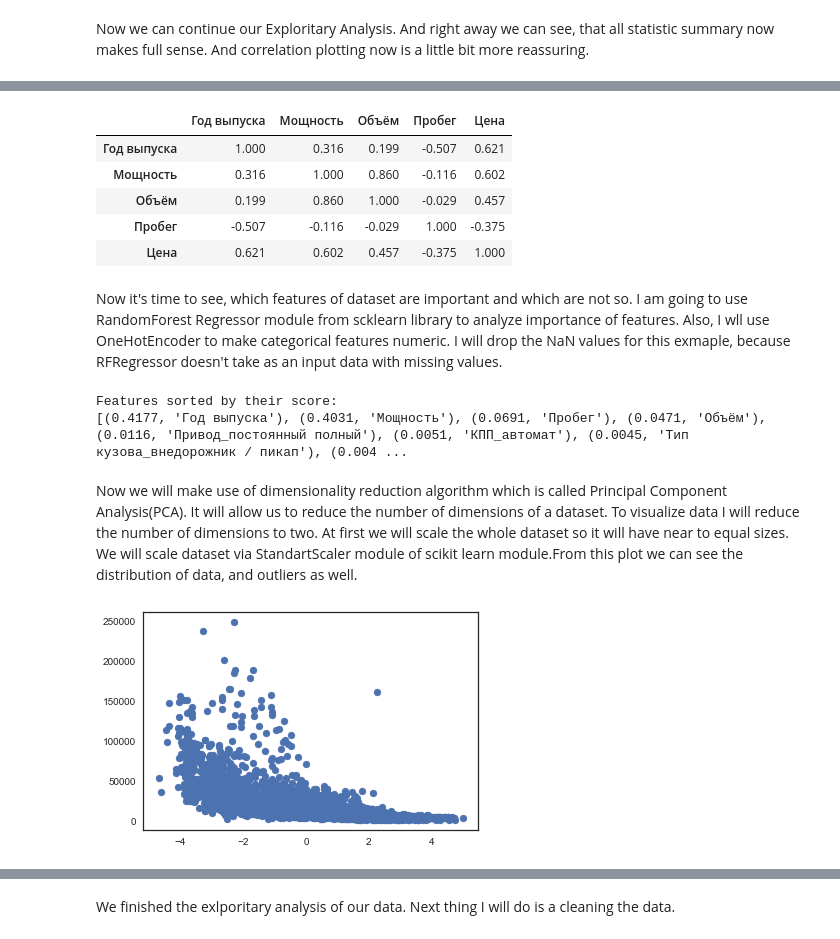
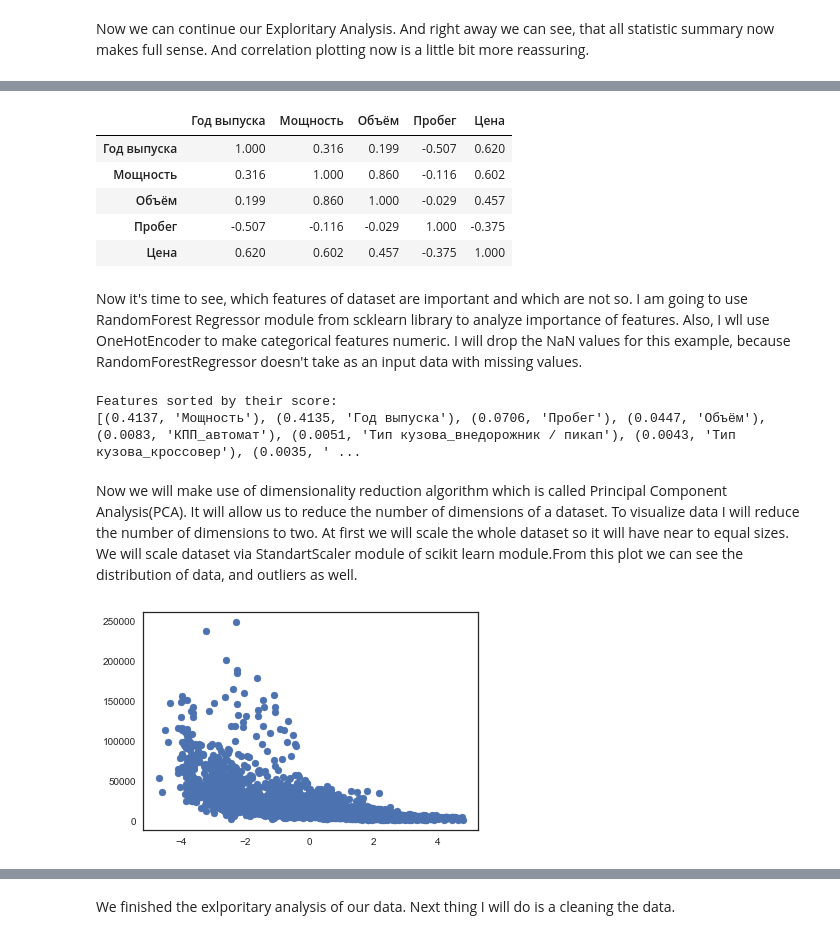
Before and after one commit to Danchesko/car-price-ML, a Jupyter notebook: project-report/01-Exploratory-Data-Analysis.ipynb, the cells around one changed output, grey strips where cells are left out. Drawn from its saved outputs; the diff is of its cells as text; code cells hidden in the pictures.

```diff
--- a/project-report/01-Exploratory-Data-Analysis.ipynb
+++ b/project-report/01-Exploratory-Data-Analysis.ipynb
@@ -127,3 +128,5 @@ car_data = pd.read_excel("../data/interim/cars_cleaned_outliers.xlsx")
+# %%
+car_data = load_or_save_dataset.get_cleaned_outliers_dataset()
 # %%
 car_data.isnull().sum()
 # %% [output]
@@ -139,9 +142,6 @@ car_data.isnull().sum()
 Цвет            563
 Цена              0
 dtype: int64
-# %%
-car_data.dropna(subset = ["Цена"],inplace=True)
-car_data.dropna(thresh=4,inplace=True)
 # %% [markdown]
 Now we can continue our Exploritary Analysis. And right away we can see, that all statistic summary now makes full sense. And correlation plotting now is a little bit more reassuring.
 # %%
@@ -156,15 +156,3 @@ car_data.describe()
 | 50% | 2004.000 | 181.000 | 2.400 | 113488.000 | 7900.000 |
 | 75% | 2011.000 | 250.000 | 3.000 | 175000.000 | 18500.000 |
 | max | 2018.000 | 585.000 | 6.000 | 756554.000 | 247569.000 |
-# %%
-sns.set(style = "white")
-corr = car_data.corr()
-
-mask = np.zeros_like(corr, dtype=np.bool)
-mask[np.triu_indices_from(mask)] = True
-f, ax = plt.subplots(figsize=(11, 9))
-cmap = sns.diverging_palette(220, 10, as_cmap=True)
-
-# Draw the heatmap with the mask and correct aspect ratio
-sns.heatmap(corr, mask=mask, cmap=cmap, vmax=.3, center=0,
-            square=True, linewidths=.5, cbar_kws={"shrink": .5})
@@ -175,45 +164,46 @@ sns.heatmap(corr, mask=mask, cmap=cmap, vmax=.3, center=0,
 car_data.corr()
 # %% [output]
 |  | Год выпуска | Мощность | Объём | Пробег | Цена |
-| Год выпуска | 1.000 | 0.316 | 0.199 | -0.507 | 0.621 |
+| Год выпуска | 1.000 | 0.316 | 0.199 | -0.507 | 0.620 |
 | Мощность | 0.316 | 1.000 | 0.860 | -0.116 | 0.602 |
 | Объём | 0.199 | 0.860 | 1.000 | -0.029 | 0.457 |
 | Пробег | -0.507 | -0.116 | -0.029 | 1.000 | -0.375 |
-| Цена | 0.621 | 0.602 | 0.457 | -0.375 | 1.000 |
+| Цена | 0.620 | 0.602 | 0.457 | -0.375 | 1.000 |
 # %% [markdown]
-Now it's time to see, which features of dataset are important and which are not so. I am going to use RandomForest Regressor module from scklearn library to analyze importance of features. Also, I wll use OneHotEncoder to make categorical features numeric. I will drop the NaN values for this exmaple, because RFRegressor doesn't take as an input data with missing values.
+Now it's time to see, which features of dataset are important and which are not so. I am going to use RandomForest Regressor module from scklearn library to analyze importance of features. Also, I wll use OneHotEncoder to make categorical features numeric. I will drop the NaN values for this example, because RandomForestRegressor doesn't take as an input data with missing values.
 # %%
 from sklearn.ensemble import RandomForestRegressor
 from sklearn.preprocessing import OneHotEncoder
+from src.data_extraction import get_X_and_y
 car_data.dropna(inplace=True)
-X,y = car_data.iloc[:,:-1],car_data.iloc[:,-1]
-X= pd.get_dummies(X)
-forest = RandomForestRegressor(n_estimators=100,random_state = 0)
-feat_labels = X.columns[:-1]
-forest.fit(X,y)
+X_train,X_test,y_train,y_test = get_X_and_y.get_train_test(car_data)
+forest = RandomForestRegressor(random_state = 0)
+feat_labels = X_train.columns[:-1]
+forest.fit(X_train,y_train)
 importances = forest.feature_importances_
 indices = np.argsort(importances)[::-1]
 
 
 print("Features sorted by their score:")
-print(sorted(zip(map(lambda x: round(x, 4), forest.feature_importances_), X.columns.values), reverse=True))
+print(sorted(zip(map(lambda x: round(x, 4), forest.feature_importances_), X_train.columns.values), reverse=True))
 # %% [output]
 Features sorted by their score:
-[(0.4177, 'Год выпуска'), (0.4031, 'Мощность'), (0.0691, 'Пробег'), (0.0471, 'Объём'), (0.0116, 'Привод_постоянный полный'), (0.0051, 'КПП_автомат'), (0.0045, 'Тип кузова_внедорожник / пикап'), (0.004 ...
+[(0.4137, 'Мощность'), (0.4135, 'Год выпуска'), (0.0706, 'Пробег'), (0.0447, 'Объём'), (0.0083, 'КПП_автомат'), (0.0051, 'Тип кузова_внедорожник / пикап'), (0.0043, 'Тип кузова_кроссовер'), (0.0035, ' ...
 # %% [markdown]
 Now we will make use of dimensionality reduction algorithm which is called Principal Component Analysis(PCA). It will allow us to reduce the number of dimensions of a dataset. To visualize data I will reduce the number of dimensions to two. At first we will scale the whole dataset so it will have near to equal sizes. We will scale dataset via StandartScaler module of scikit learn module.From this plot we can see the distribution of data, and outliers as well.
 # %%
 from sklearn.preprocessing import StandardScaler
 from sklearn.decomposition import PCA
 import matplotlib.pyplot as plt
 pca = PCA(n_components=1,random_state=2)
+X_train,X_test,y_train,y_test = get_X_and_y.get_train_test_std(car_data)
 ss = StandardScaler()
-X =ss.fit_transform(X)
-X = pca.fit_transform(X)
-plt.scatter(X,y,marker = "o")
+X_train =ss.fit_transform(X_train)
+X_train = pca.fit_transform(X_train)
+plt.scatter(X_train,y_train,marker = "o")
 plt.show()
 # %% [output]
-[figure, old version]
+[figure, new version]
 # %%
 car_data.rank().corr('spearman')
 # %% [output]
```
Also changed, not shown: parts of 11 cells of this notebook, 15 other files.
